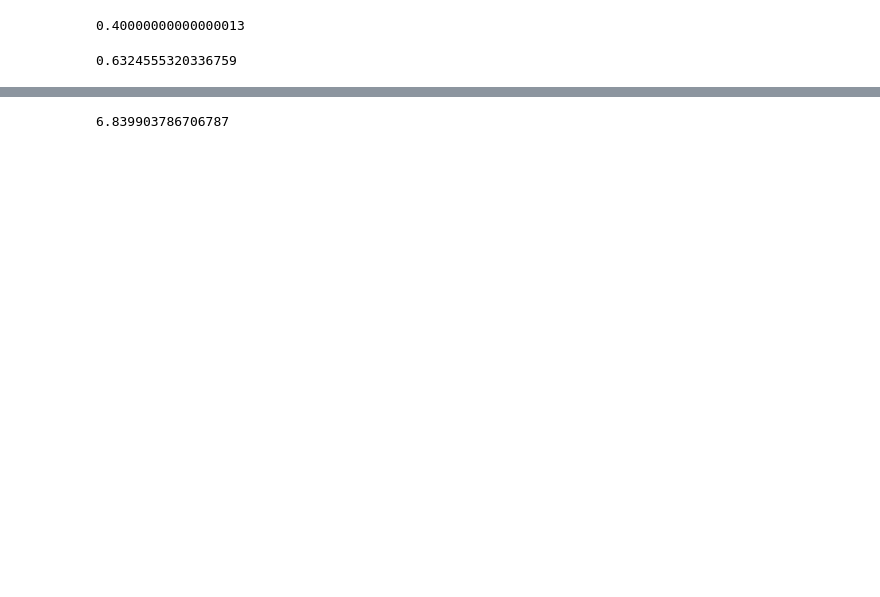
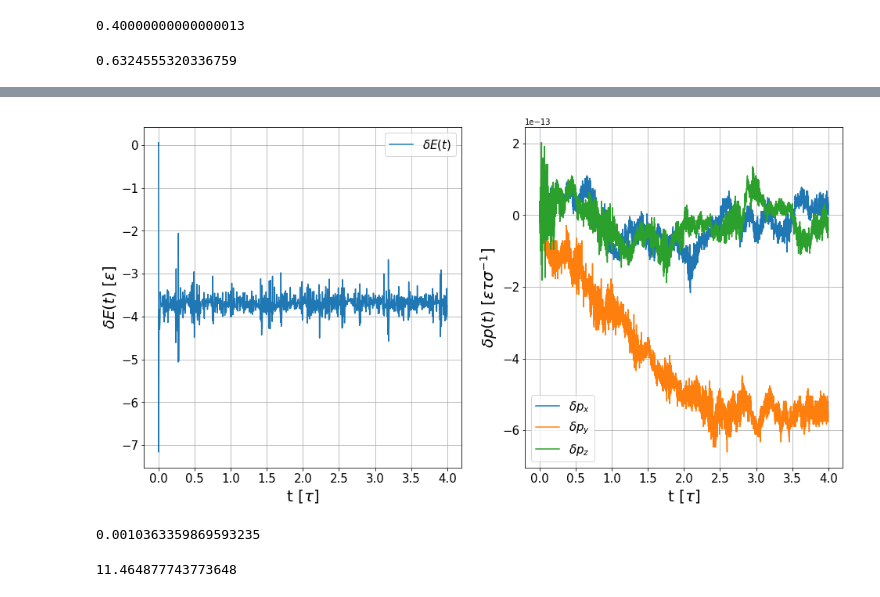
Before and after one commit to e-richter/molecular_simulations, a Jupyter notebook: exam-1.ipynb, the cells around one changed output, grey strips where cells are left out. Cells and saved outputs as stored; diff of their text form; code cells hidden in the pictures; blank space fills up the shorter version.

```diff
--- a/exam-1.ipynb
+++ b/exam-1.ipynb
@@ -197,4 +197,55 @@ plt.savefig('./exam_figures/1a2.png', dpi=600, bbox_inches='tight')
+# %%
+R, P, t = a.velocity_verlet_Ndim(r0.copy(), p0.copy(), t_max1*5, dt1, f.LJ_force,periodic={'PBC': True, 'box_size': L, 'closed': False})
+# %%
+E = np.zeros(len(t))
+for i in tqdm(range(len(t))):
+    E[i] = calc_energy(R[i], P[i], sigma=1, periodic={'PBC': True, 'box_size': L, 'closed': False})
+# %%
+P_total = np.sum(P, axis=1)
 # %%
-(128/0.4)**(1/3)
+fig3, ax3 = plt.subplots(ncols=2, nrows=1, figsize=(16,8))
+ax3[0].plot(t, (E - E[0]), label='$\delta E(t)$')
+ax3[0].set_xlabel(r't [$\tau$]', fontsize=20)
+ax3[0].set_ylabel(r'$\delta E(t)$ [$\epsilon$]', fontsize=20)
+ax3[0].tick_params(axis='x', labelsize=15)
+ax3[0].tick_params(axis='y', labelsize=15)
+ax3[0].legend(prop={'size': 20})
+
+ax3[1].plot(t, P_total[:,0]-P_total[0,0], label='$\delta p_x$')
+ax3[1].set_xlabel(r't [$\tau$]', fontsize=20)
+ax3[1].set_ylabel(r'$\delta p(t)$ [$\epsilon \tau \sigma^{-1}$]', fontsize=20)
+ax3[1].tick_params(axis='x', labelsize=15)
+ax3[1].tick_params(axis='y', labelsize=15)
+ax3[1].legend(prop={'size': 20})
+
+ax3[1].plot(t, P_total[:,1]-P_total[0,1], label='$\delta p_y$')
+ax3[1].set_xlabel(r't [$\tau$]', fontsize=20)
+ax3[1].set_ylabel(r'$\delta p(t)$ [$\epsilon \tau \sigma^{-1}$]', fontsize=20)
+ax3[1].tick_params(axis='x', labelsize=15)
+ax3[1].tick_params(axis='y', labelsize=15)
+ax3[1].legend(prop={'size': 20})
+
+ax3[1].plot(t, P_total[:,2]-P_total[0,2], label='$\delta p_z$')
+ax3[1].set_xlabel(r't [$\tau$]', fontsize=20)
+ax3[1].set_ylabel(r'$\delta p(t)$ [$\epsilon \tau \sigma^{-1}$]', fontsize=20)
+ax3[1].tick_params(axis='x', labelsize=15)
+ax3[1].tick_params(axis='y', labelsize=15)
+ax3[1].legend(prop={'size': 20})
+
+for i in range(2):
+        ax3[i].legend(prop={'size': 15})
+        ax3[i].grid(True)
+
+plt.savefig('./exam_figures/1b1.png', dpi=600, bbox_inches='tight')
 # %% [output]
-6.839903786706787
+[figure, added]
+# %%
+rmsd = np.sqrt(np.mean((E-E[0])**2)/np.mean(E)**2)
+rmsd
+# %% [output]
+0.0010363359869593235
+# %%
+absdev = np.sqrt(np.mean(np.linalg.norm(P-P[0], axis = (1,2))))
+absdev
+# %% [output]
+11.464877743773648
```
Also changed, not shown: parts of 8 cells of this notebook.
